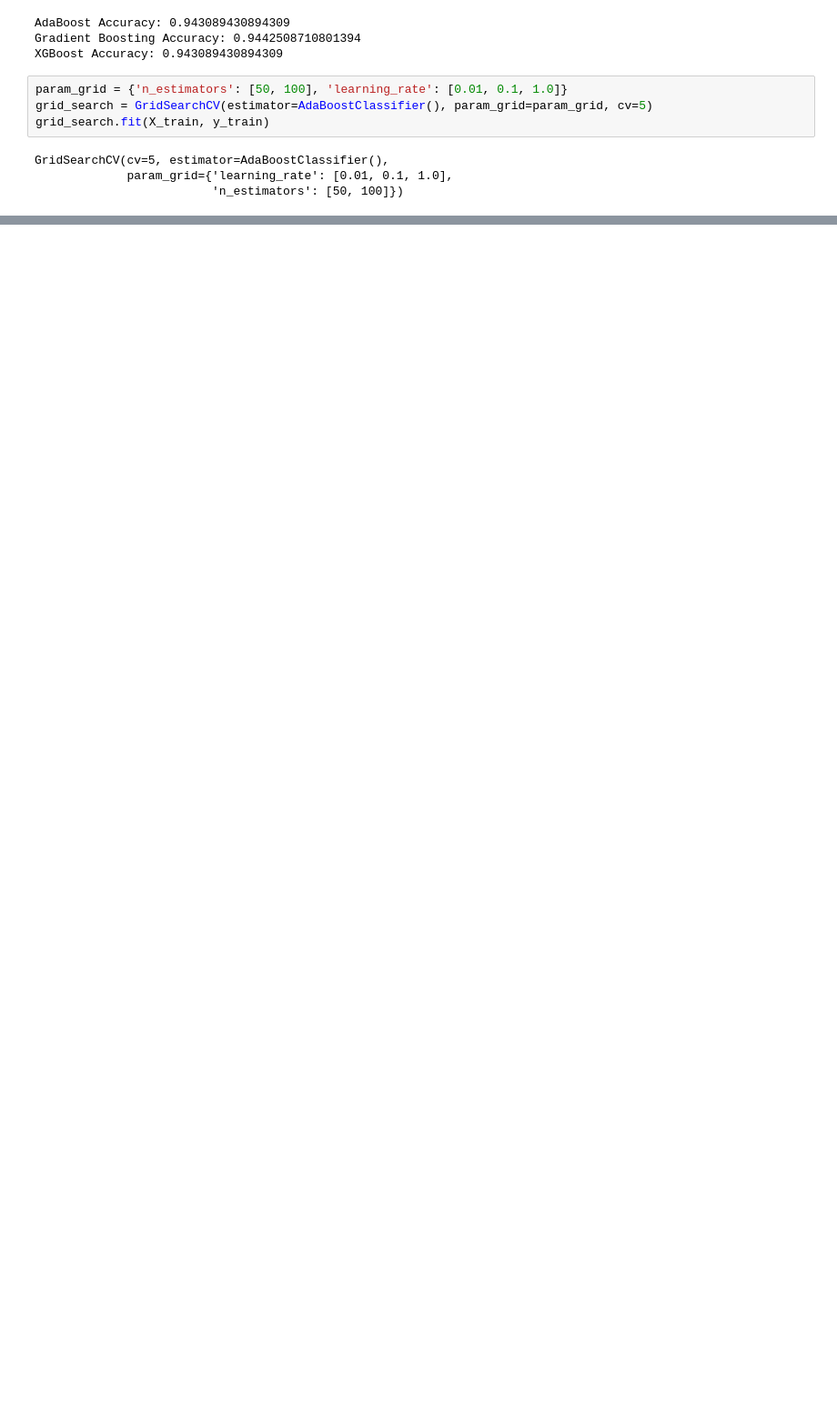
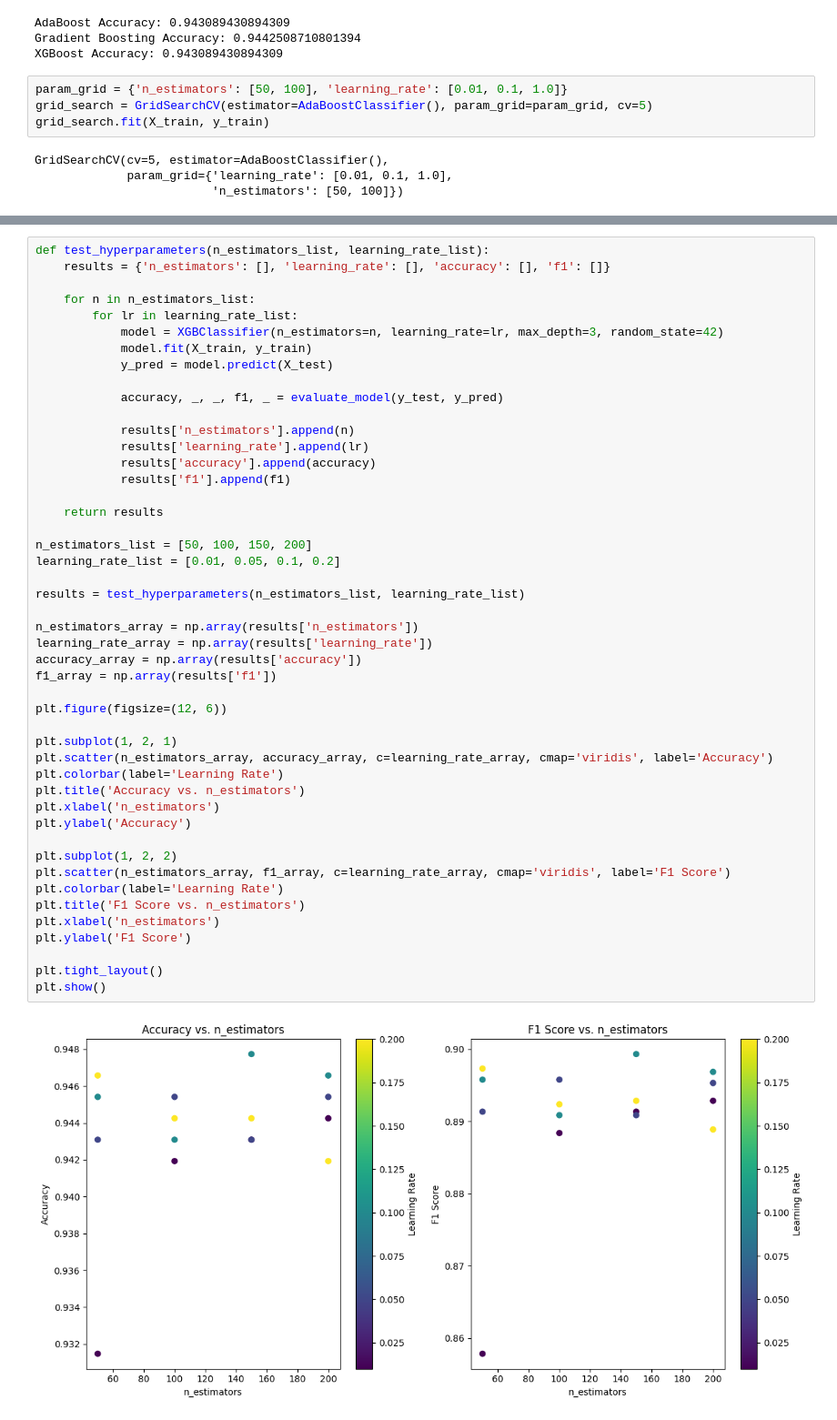
Before and after one commit to Executor-create/DM_labs, a Jupyter notebook: lab5/DM_practice_5.ipynb, the cells around one changed output, grey strips where cells are left out. Shown: that part at 91% size. Drawn from its saved outputs; the diff is of its cells as text; blank space fills up the shorter version.

Commit message:
feat: add diagrams

```diff
--- a/lab5/DM_practice_5.ipynb
+++ b/lab5/DM_practice_5.ipynb
@@ -150,0 +157,49 @@ print("Model with L2 regularization:", metrics_l2_reg)
+# %%
+def test_hyperparameters(n_estimators_list, learning_rate_list):
+    results = {'n_estimators': [], 'learning_rate': [], 'accuracy': [], 'f1': []}
+
+    for n in n_estimators_list:
+        for lr in learning_rate_list:
+            model = XGBClassifier(n_estimators=n, learning_rate=lr, max_depth=3, random_state=42)
+            model.fit(X_train, y_train)
+            y_pred = model.predict(X_test)
+
+            accuracy, _, _, f1, _ = evaluate_model(y_test, y_pred)
+
+            results['n_estimators'].append(n)
+            results['learning_rate'].append(lr)
+            results['accuracy'].append(accuracy)
+            results['f1'].append(f1)
+
+    return results
+
+n_estimators_list = [50, 100, 150, 200]
+learning_rate_list = [0.01, 0.05, 0.1, 0.2]
+
+results = test_hyperparameters(n_estimators_list, learning_rate_list)
+
+n_estimators_array = np.array(results['n_estimators'])
+learning_rate_array = np.array(results['learning_rate'])
+accuracy_array = np.array(results['accuracy'])
+f1_array = np.array(results['f1'])
+
+plt.figure(figsize=(12, 6))
+
+plt.subplot(1, 2, 1)
+plt.scatter(n_estimators_array, accuracy_array, c=learning_rate_array, cmap='viridis', label='Accuracy')
+plt.colorbar(label='Learning Rate')
+plt.title('Accuracy vs. n_estimators')
+plt.xlabel('n_estimators')
+plt.ylabel('Accuracy')
+
+plt.subplot(1, 2, 2)
+plt.scatter(n_estimators_array, f1_array, c=learning_rate_array, cmap='viridis', label='F1 Score')
+plt.colorbar(label='Learning Rate')
+plt.title('F1 Score vs. n_estimators')
+plt.xlabel('n_estimators')
+plt.ylabel('F1 Score')
+
+plt.tight_layout()
+plt.show()
+# %% [output]
+[figure, added]
```
Also changed, not shown: parts of 4 cells of this notebook.
